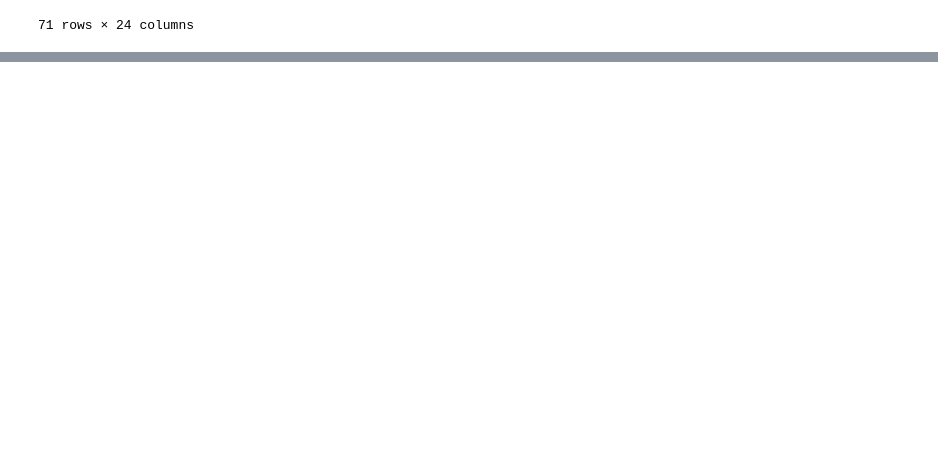
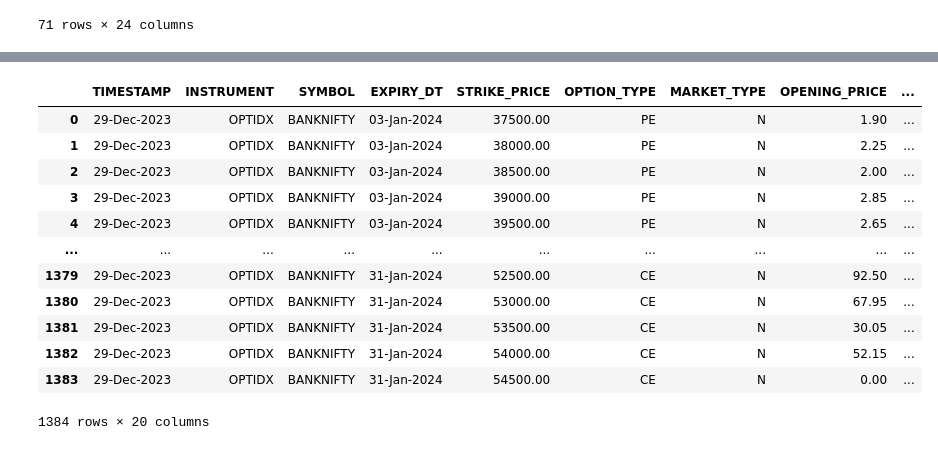
Before and after one commit to SohamDesai1/Trading, a Jupyter notebook: stocks_algo/nse.ipynb, the cells around one changed output, grey strips where cells are left out. Saved outputs shown, nothing was run; the diff lists cells and outputs as text; code cells hidden in the pictures; blank space fills up the shorter version.

```diff
--- a/stocks_algo/nse.ipynb
+++ b/stocks_algo/nse.ipynb
@@ -87,0 +125,16 @@ capital_market.market_watch_all_indices()
+# %%
+derivatives.option_price_volume_data(symbol="BANKNIFTY",instrument="OPTIDX",period="1D")
+# %% [output]
+|  | TIMESTAMP | INSTRUMENT | SYMBOL | EXPIRY_DT | STRIKE_PRICE | OPTION_TYPE | MARKET_TYPE | OPENING_PRICE | ... |
+| 0 | 29-Dec-2023 | OPTIDX | BANKNIFTY | 03-Jan-2024 | 37500.00 | PE | N | 1.90 | ... |
+| 1 | 29-Dec-2023 | OPTIDX | BANKNIFTY | 03-Jan-2024 | 38000.00 | PE | N | 2.25 | ... |
+| 2 | 29-Dec-2023 | OPTIDX | BANKNIFTY | 03-Jan-2024 | 38500.00 | PE | N | 2.00 | ... |
+| 3 | 29-Dec-2023 | OPTIDX | BANKNIFTY | 03-Jan-2024 | 39000.00 | PE | N | 2.85 | ... |
+| 4 | 29-Dec-2023 | OPTIDX | BANKNIFTY | 03-Jan-2024 | 39500.00 | PE | N | 2.65 | ... |
+| ... | ... | ... | ... | ... | ... | ... | ... | ... | ... |
+| 1379 | 29-Dec-2023 | OPTIDX | BANKNIFTY | 31-Jan-2024 | 52500.00 | CE | N | 92.50 | ... |
+| 1380 | 29-Dec-2023 | OPTIDX | BANKNIFTY | 31-Jan-2024 | 53000.00 | CE | N | 67.95 | ... |
+| 1381 | 29-Dec-2023 | OPTIDX | BANKNIFTY | 31-Jan-2024 | 53500.00 | CE | N | 30.05 | ... |
+| 1382 | 29-Dec-2023 | OPTIDX | BANKNIFTY | 31-Jan-2024 | 54000.00 | CE | N | 52.15 | ... |
+| 1383 | 29-Dec-2023 | OPTIDX | BANKNIFTY | 31-Jan-2024 | 54500.00 | CE | N | 0.00 | ... |
+1384 rows × 20 columns
```
Also changed, not shown: parts of 3 cells of this notebook.
